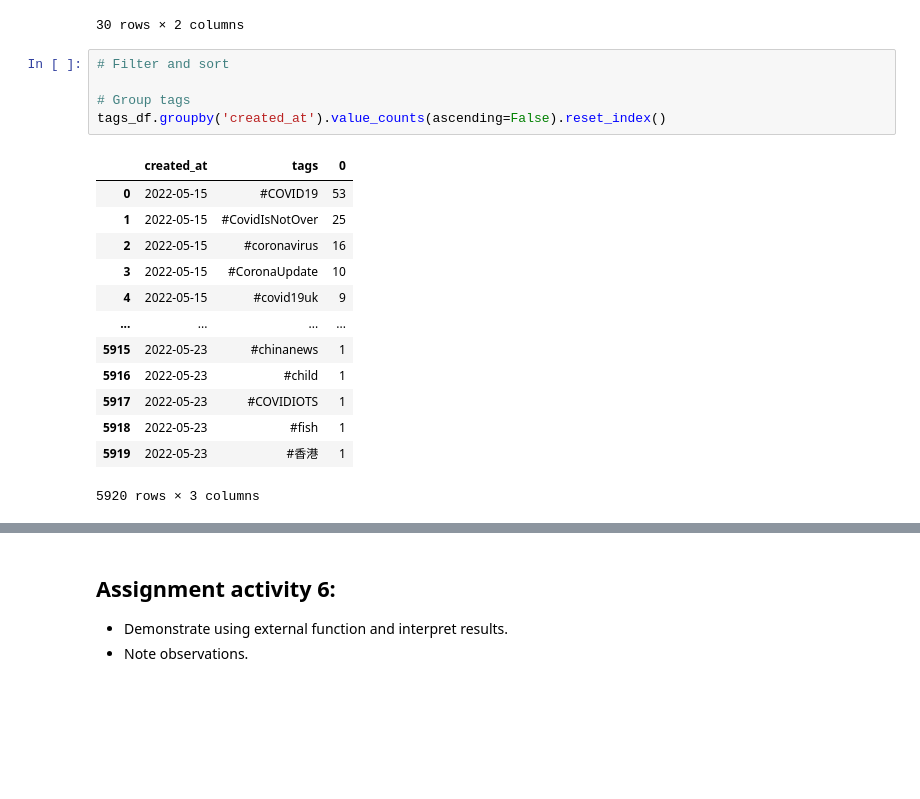
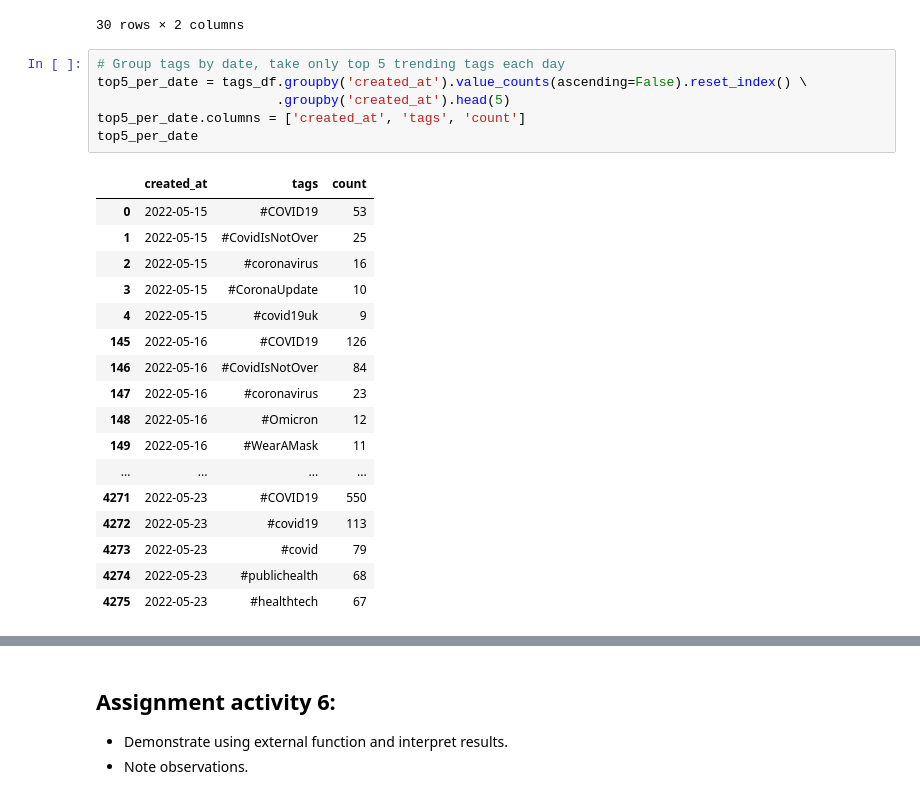
Before and after one commit to yinggz12/LSE_DA_COVID_analysis, a Jupyter notebook: LSE_DA201_Assignment_Yiying_Zhong.ipynb, the cells around one changed output, grey strips where cells are left out. Cells and saved outputs as stored; diff of their text form; blank space fills up the shorter version.

```diff
--- a/LSE_DA201_Assignment_Yiying_Zhong.ipynb
+++ b/LSE_DA201_Assignment_Yiying_Zhong.ipynb
@@ -713,21 +713,26 @@ dtype: object
 | 13425 | 2022-05-15 | #MiddayNews |
 30 rows × 2 columns
 # %%
-# Filter and sort
-
-# Group tags
-tags_df.groupby('created_at').value_counts(ascending=False).reset_index()
+# Group tags by date, take only top 5 trending tags each day
+top5_per_date = tags_df.groupby('created_at').value_counts(ascending=False).reset_index() \
+                       .groupby('created_at').head(5)
+top5_per_date.columns = ['created_at', 'tags', 'count']
+top5_per_date
 # %% [output]
-|  | created_at | tags | 0 |
+|  | created_at | tags | count |
 | 0 | 2022-05-15 | #COVID19 | 53 |
 | 1 | 2022-05-15 | #CovidIsNotOver | 25 |
 | 2 | 2022-05-15 | #coronavirus | 16 |
 | 3 | 2022-05-15 | #CoronaUpdate | 10 |
 | 4 | 2022-05-15 | #covid19uk | 9 |
+| 145 | 2022-05-16 | #COVID19 | 126 |
+| 146 | 2022-05-16 | #CovidIsNotOver | 84 |
+| 147 | 2022-05-16 | #coronavirus | 23 |
+| 148 | 2022-05-16 | #Omicron | 12 |
+| 149 | 2022-05-16 | #WearAMask | 11 |
 | ... | ... | ... | ... |
-| 5915 | 2022-05-23 | #chinanews | 1 |
-| 5916 | 2022-05-23 | #child | 1 |
-| 5917 | 2022-05-23 | #COVIDIOTS | 1 |
-| 5918 | 2022-05-23 | #fish | 1 |
-| 5919 | 2022-05-23 | #香港 | 1 |
+| 4271 | 2022-05-23 | #COVID19 | 550 |
+| 4272 | 2022-05-23 | #covid19 | 113 |
+| 4273 | 2022-05-23 | #covid | 79 |
+| 4274 | 2022-05-23 | #publichealth | 68 |
+| 4275 | 2022-05-23 | #healthtech | 67 |
-5920 rows × 3 columns
```
Also changed, not shown: parts of 36 cells of this notebook.
